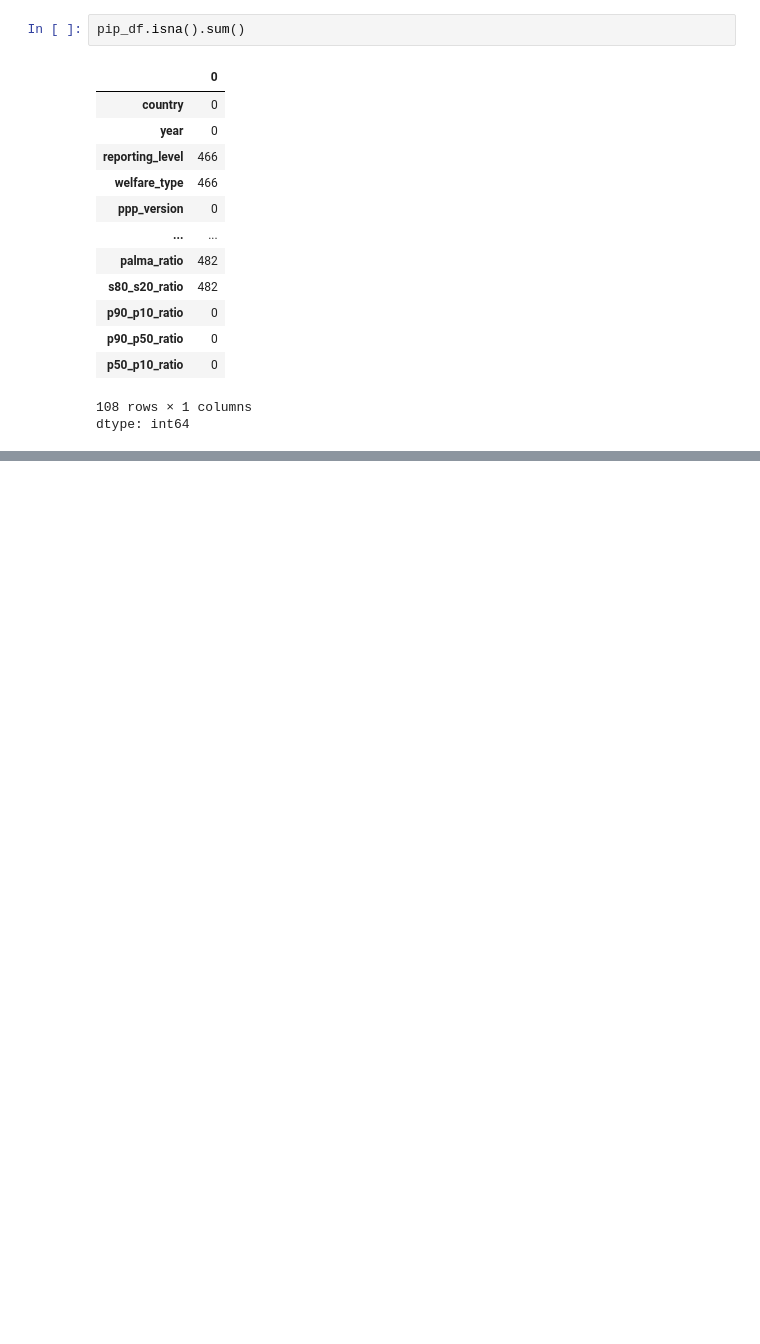
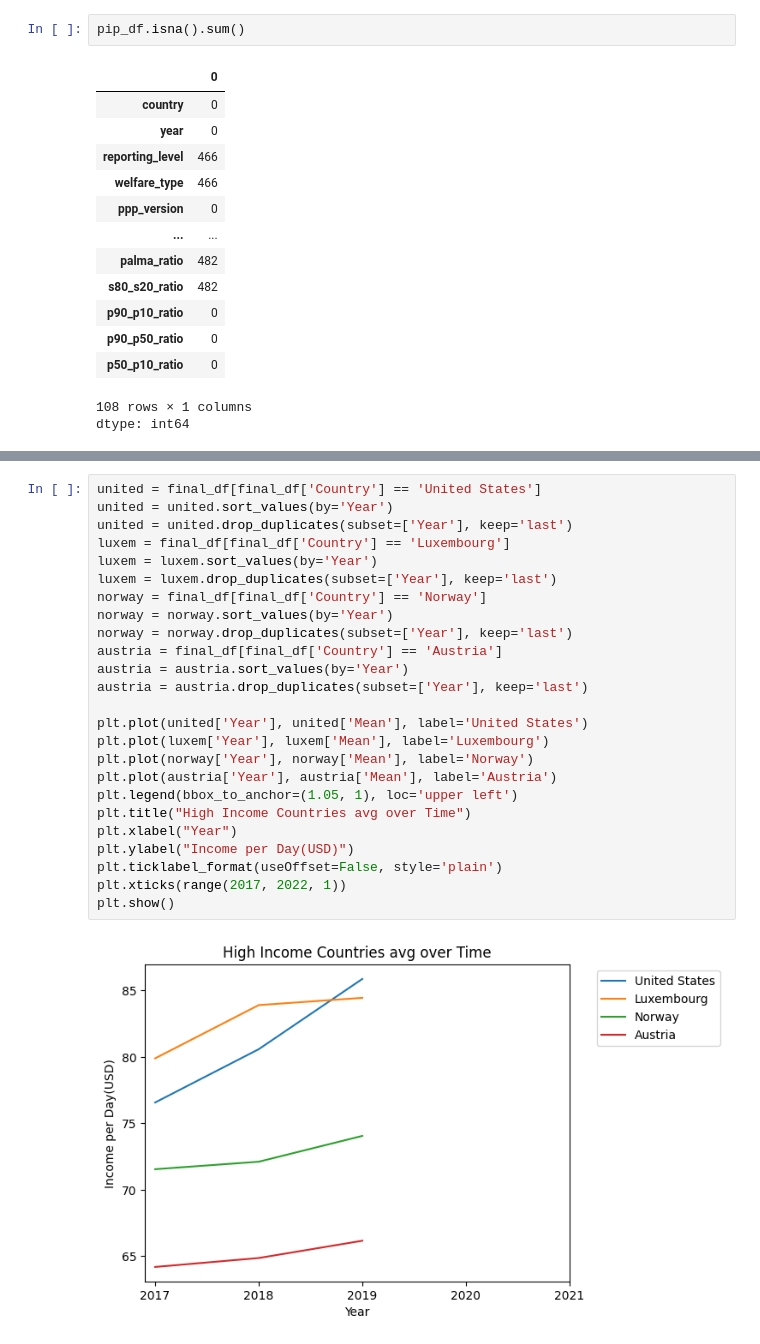
Before and after one commit to danielsmith-cloud/DSRP_inequality, a Jupyter notebook: DSRP_pip_2.ipynb, the cells around one changed output, grey strips where cells are left out. Drawn from its saved outputs; the diff is of its cells as text; blank space fills up the shorter version.

```diff
--- a/DSRP_pip_2.ipynb
+++ b/DSRP_pip_2.ipynb
@@ -212,0 +194,27 @@ topincome
+# %%
+united = final_df[final_df['Country'] == 'United States']
+united = united.sort_values(by='Year')
+united = united.drop_duplicates(subset=['Year'], keep='last')
+luxem = final_df[final_df['Country'] == 'Luxembourg']
+luxem = luxem.sort_values(by='Year')
+luxem = luxem.drop_duplicates(subset=['Year'], keep='last')
+norway = final_df[final_df['Country'] == 'Norway']
+norway = norway.sort_values(by='Year')
+norway = norway.drop_duplicates(subset=['Year'], keep='last')
+austria = final_df[final_df['Country'] == 'Austria']
+austria = austria.sort_values(by='Year')
+austria = austria.drop_duplicates(subset=['Year'], keep='last')
+
+plt.plot(united['Year'], united['Mean'], label='United States')
+plt.plot(luxem['Year'], luxem['Mean'], label='Luxembourg')
+plt.plot(norway['Year'], norway['Mean'], label='Norway')
+plt.plot(austria['Year'], austria['Mean'], label='Austria')
+plt.legend(bbox_to_anchor=(1.05, 1), loc='upper left')
+plt.title("High Income Countries avg over Time")
+plt.xlabel("Year")
+plt.ylabel("Income per Day(USD)")
+plt.ticklabel_format(useOffset=False, style='plain')
+plt.xticks(range(2017, 2022, 1))
+plt.show()
+# %% [output]
+[figure, added]
```
Also changed, not shown: parts of 11 cells of this notebook.
